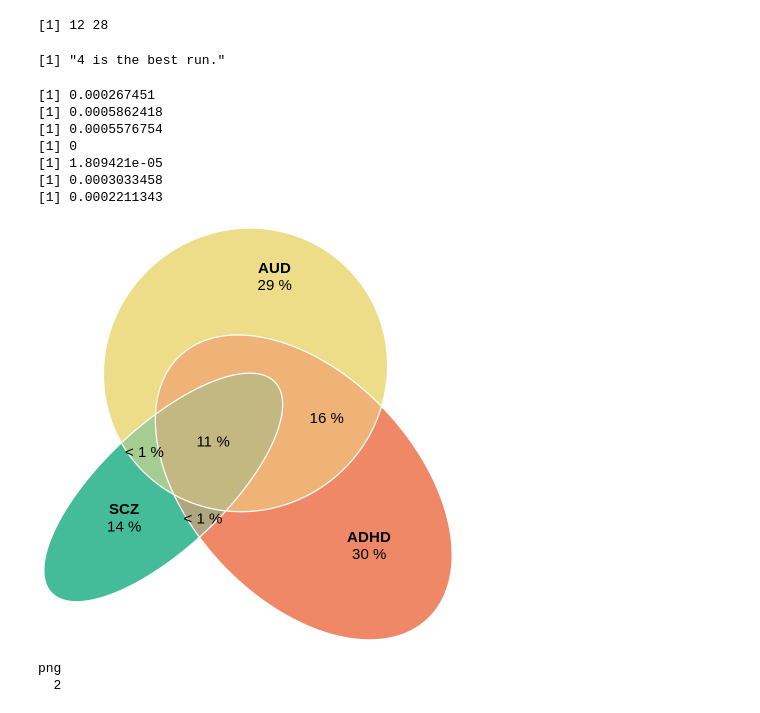
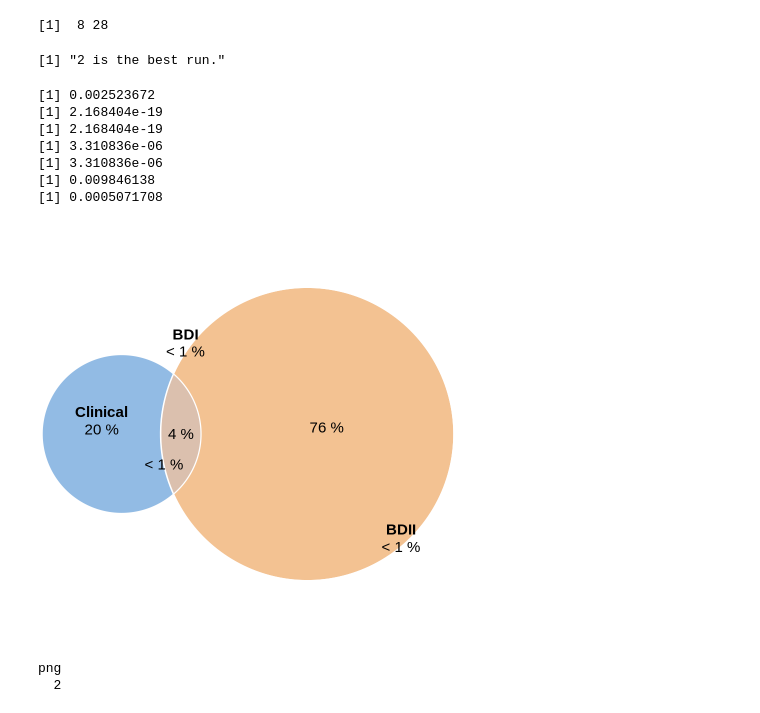
Before and after one commit to precimed/mix3r, a Jupyter notebook: euler.ipynb, the cells around one changed output. Drawn from its saved outputs; the diff is of its cells as text; code cells hidden in the pictures.

```diff
--- a/euler.ipynb
+++ b/euler.ipynb
@@ -5,10 +5,10 @@ library(data.table)
 # scz_adhd_gge.parameters.csv
 # scz_adhd_cog.parameters.csv
 # th_adhd_gge.parameters.csv"
-fname <- "figures/sa_adhd_gge.parameters.csv"
-labels <- c("SCZ", "ADHD", "AUD")
-outf <- "figures/scz_adhd_bip.parameters.euler.png"
-colors <- c("#44BB99", "#EE8866", "#EEDD88")
+fname <- "figures/bdclinical_bd1_bd2_230907.parameters.csv.parameters.csv"
+labels <- c("Clinical", "BDI", "BDII")
+outf <- "figures/bdbiobank_bdclinical_bdselfreport.parameters.euler.png"
+colors <- c("#77AADD", "#EE8866", "#EEDD88")
 # #77AADD SCZ
 # #EE8866 ADHD
 # #EEDD88 GGE
@@ -18,18 +18,21 @@ colors <- c("#44BB99", "#EE8866", "#EEDD88")
 # #BBCC33 AUD
 # #AAAA00 MIG
 # #DDDDDD BMI Height GAD BIP MDD
+# #77AADD bdbiobank
+# #EE8866 bdclinical
+# #EEDD88 bdselfreport
 df <- fread(fname)
 dim(df)
 # %% [output]
-[1] 12 28
+[1]  8 28
 # %%
 i_best_run = which.min(df$rank_p_proportion_deviation_from_median)
 print(paste(i_best_run, "is the best run."))
 best = df[i_best_run]
 # %% [output]
-[1] "4 is the best run."
+[1] "2 is the best run."
 # %%
-acceptable_negative_gap = -1E-10
+acceptable_negative_gap = -1E-8
 p1 <- best$p_1 - best$p_12 - best$p_13 + best$p_123
 if (p1<0 & p1>acceptable_negative_gap) {p1 <- 0}
 p2 <- best$p_2 - best$p_12 - best$p_23 + best$p_123
@@ -53,24 +56,24 @@ print(p23)
 print(p123)
 vec2plot = c("1"=p1,"2"=p2,"3"=p3,"1&2"=p12,"1&3"=p13,"2&3"=p23,"1&2&3"=p123)
 # %% [output]
-[1] 0.000267451
-[1] 0.0005862418
-[1] 0.0005576754
-[1] 0
-[1] 1.809421e-05
-[1] 0.0003033458
-[1] 0.0002211343
+[1] 0.002523672
+[1] 2.168404e-19
+[1] 2.168404e-19
+[1] 3.310836e-06
+[1] 3.310836e-06
+[1] 0.009846138
+[1] 0.0005071708
 # %%
 fit <- euler(vec2plot, input="disjoint", shape="ellipse")
 # %%
 # Show, don't plot
 plot(fit,
-     fills = list(fill=colors, alpha=1),
+     fills = list(fill=colors, alpha=0.8),
      labels = list(labels=labels, col="black", fontsize=18),
      edges = list(col="white", lex=2),
      quantities = list(type="percent", fontsize=18))
 # %% [output]
-[figure, old version]
+[figure, new version]
 # %%
 # Plot
 png(filename=outf)
```
Also changed, not shown: parts of 1 cell of this notebook, 3 other files.
